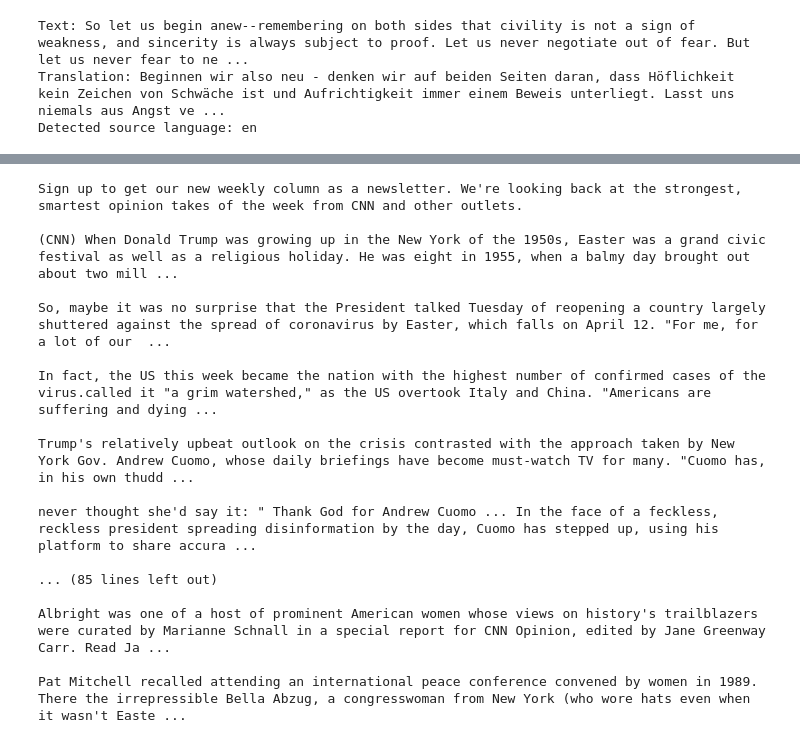
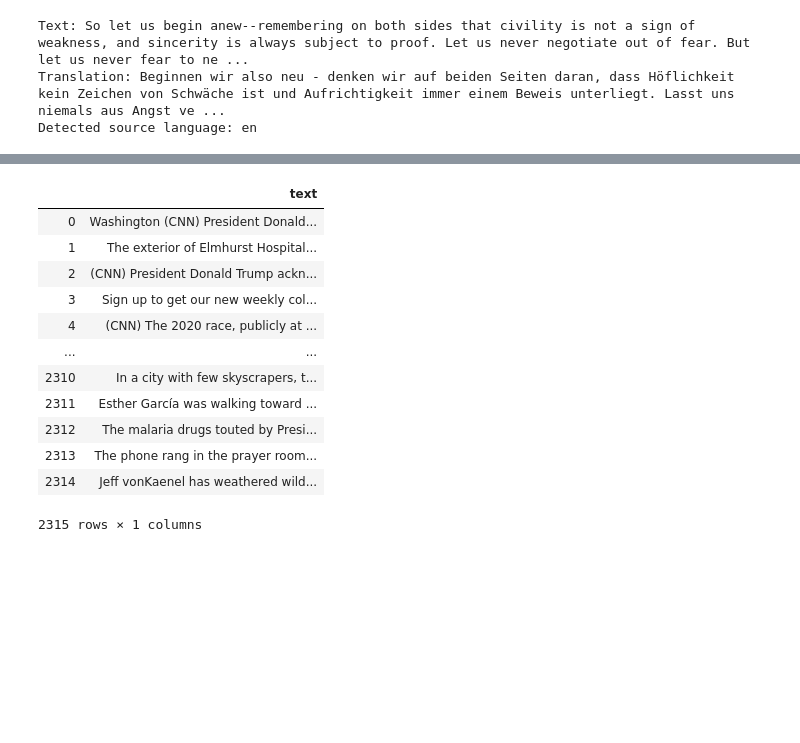
Before and after one commit to jpyneni3/Fake_News_Detector, a Jupyter notebook: Notebooks/Translator.ipynb, the cells around one changed output, grey strips where cells are left out. Drawn from its saved outputs; the diff is of its cells as text; code cells hidden in the pictures; blank space fills up the shorter version.

```diff
--- a/Notebooks/Translator.ipynb
+++ b/Notebooks/Translator.ipynb
@@ -46,23 +48,22 @@ df_real
 # %%
 test_str = df_real['text'].iloc[4]
-print(test_str)
+# print(test_str)
+df_real.dropna(inplace=True)
+df_real.reset_index(inplace=True, drop=True)
+df_real
 # %% [output]
+|  | text |
+| 0 | Washington (CNN) President Donald... |
+| 1 | The exterior of Elmhurst Hospital... |
+| 2 | (CNN) President Donald Trump ackn... |
+| 3 | Sign up to get our new weekly col... |
+| 4 | (CNN) The 2020 race, publicly at ... |
+| ... | ... |
+| 2310 | In a city with few skyscrapers, t... |
+| 2311 | Esther García was walking toward ... |
+| 2312 | The malaria drugs touted by Presi... |
+| 2313 | The phone rang in the prayer room... |
+| 2314 | Jeff vonKaenel has weathered wild... |
-Sign up to get our new weekly column as a newsletter. We're looking back at the strongest, smartest opinion takes of the week from CNN and other outlets.
-
-(CNN) When Donald Trump was growing up in the New York of the 1950s, Easter was a grand civic festival as well as a religious holiday. He was eight in 1955, when a balmy day brought out about two mill ...
-
-So, maybe it was no surprise that the President talked Tuesday of reopening a country largely shuttered against the spread of coronavirus by Easter, which falls on April 12. "For me, for a lot of our  ...
-
-In fact, the US this week became the nation with the highest number of confirmed cases of the virus.called it "a grim watershed," as the US overtook Italy and China. "Americans are suffering and dying ...
-
-Trump's relatively upbeat outlook on the crisis contrasted with the approach taken by New York Gov. Andrew Cuomo, whose daily briefings have become must-watch TV for many. "Cuomo has, in his own thudd ...
-
-never thought she'd say it: " Thank God for Andrew Cuomo ... In the face of a feckless, reckless president spreading disinformation by the day, Cuomo has stepped up, using his platform to share accura ...
-
-... (85 lines left out)
-
-Albright was one of a host of prominent American women whose views on history's trailblazers were curated by Marianne Schnall in a special report for CNN Opinion, edited by Jane Greenway Carr. Read Ja ...
-
-Pat Mitchell recalled attending an international peace conference convened by women in 1989. There the irrepressible Bella Abzug, a congresswoman from New York (who wore hats even when it wasn't Easte ...
+2315 rows × 1 columns
 # %%
 text = test_str
```
Also changed, not shown: parts of 16 cells of this notebook, 5 other files.
